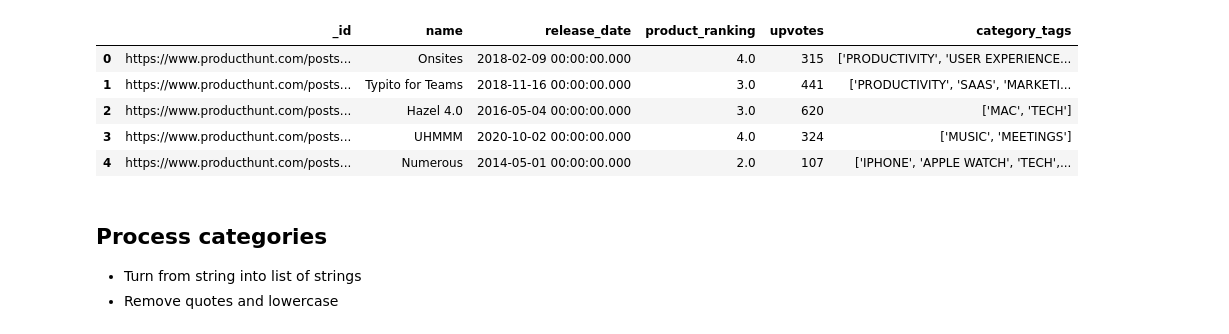
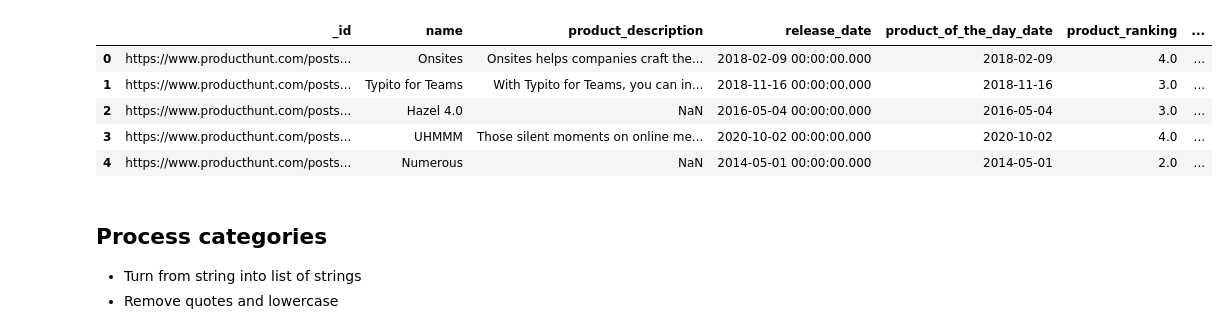
Before and after one commit to thirdlongitude/info4310-a4, a Jupyter notebook: category_processing.ipynb, the cells around one changed output. Cells and saved outputs as stored; diff of their text form; code cells hidden in the pictures.

```diff
--- a/category_processing.ipynb
+++ b/category_processing.ipynb
@@ -3,15 +3,15 @@ import pandas as pd
 import itertools
 from collections import Counter
 # %%
-data = pd.read_csv("output.csv")
+data = pd.read_csv("output2.csv")
 data.head(5)
 # %% [output]
-|  | _id | name | release_date | product_ranking | upvotes | category_tags |
-| 0 | https://www.producthunt.com/posts... | Onsites | 2018-02-09 00:00:00.000 | 4.0 | 315 | ['PRODUCTIVITY', 'USER EXPERIENCE... |
-| 1 | https://www.producthunt.com/posts... | Typito for Teams | 2018-11-16 00:00:00.000 | 3.0 | 441 | ['PRODUCTIVITY', 'SAAS', 'MARKETI... |
-| 2 | https://www.producthunt.com/posts... | Hazel 4.0 | 2016-05-04 00:00:00.000 | 3.0 | 620 | ['MAC', 'TECH'] |
-| 3 | https://www.producthunt.com/posts... | UHMMM | 2020-10-02 00:00:00.000 | 4.0 | 324 | ['MUSIC', 'MEETINGS'] |
-| 4 | https://www.producthunt.com/posts... | Numerous | 2014-05-01 00:00:00.000 | 2.0 | 107 | ['IPHONE', 'APPLE WATCH', 'TECH',... |
+|  | _id | name | product_description | release_date | product_of_the_day_date | product_ranking | ... |
+| 0 | https://www.producthunt.com/posts... | Onsites | Onsites helps companies craft the... | 2018-02-09 00:00:00.000 | 2018-02-09 | 4.0 | ... |
+| 1 | https://www.producthunt.com/posts... | Typito for Teams | With Typito for Teams, you can in... | 2018-11-16 00:00:00.000 | 2018-11-16 | 3.0 | ... |
+| 2 | https://www.producthunt.com/posts... | Hazel 4.0 | NaN | 2016-05-04 00:00:00.000 | 2016-05-04 | 3.0 | ... |
+| 3 | https://www.producthunt.com/posts... | UHMMM | Those silent moments on online me... | 2020-10-02 00:00:00.000 | 2020-10-02 | 4.0 | ... |
+| 4 | https://www.producthunt.com/posts... | Numerous | NaN | 2014-05-01 00:00:00.000 | 2014-05-01 | 2.0 | ... |
 # %% [markdown]
 ## Process categories
 - Turn from string into list of strings
```
Also changed, not shown: parts of 5 cells of this notebook, 2 other files.
